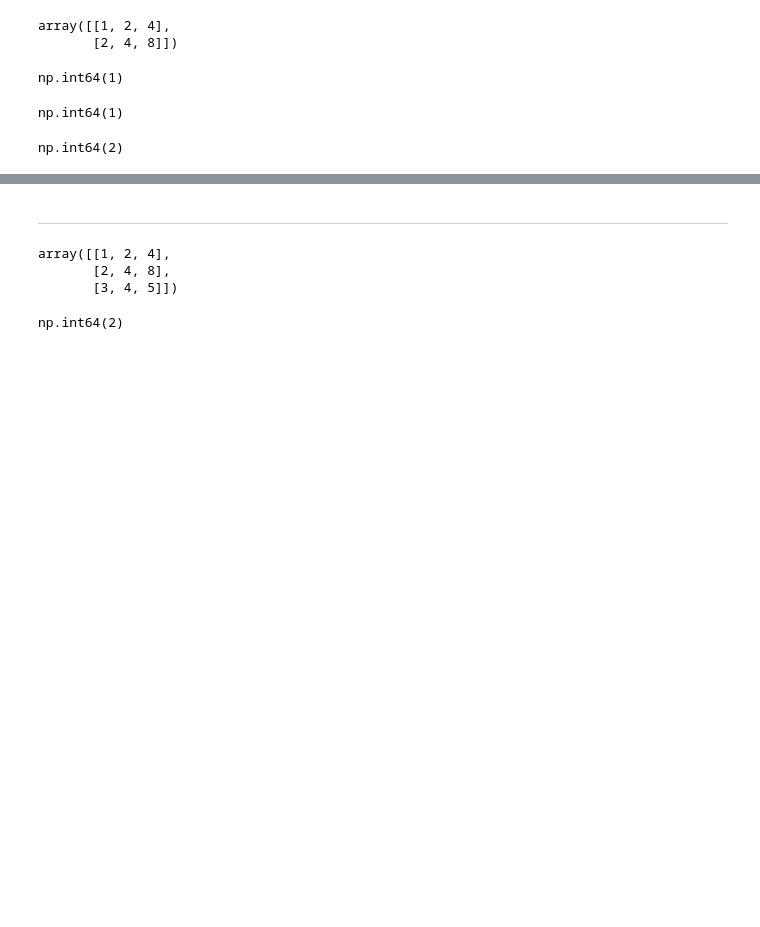
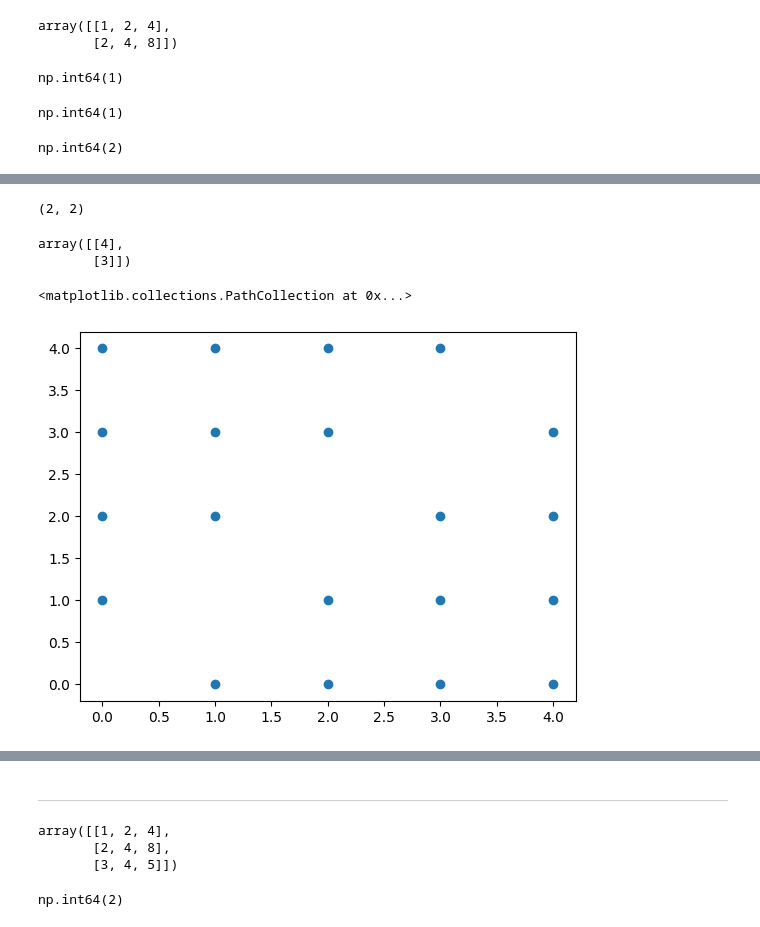
Before and after one commit to MinhyeongKim0412/Study_Python, a Jupyter notebook: numpy/2장/numpy_chapter_2_2_2_1.ipynb, the cells around one changed output, grey strips where cells are left out. Drawn from its saved outputs; the diff is of its cells as text; code cells hidden in the pictures; blank space fills up the shorter version.

Commit message:
use scatter, import matplotlib

```diff
--- a/numpy/2장/numpy_chapter_2_2_2_1.ipynb
+++ b/numpy/2장/numpy_chapter_2_2_2_1.ipynb
@@ -43,0 +106,2 @@ np.int64(2)
+# %%
+x = np.array(x)
@@ -43,0 +116,31 @@ np.int64(2)
+# %%
+r1.shape
+# %% [output]
+(2, 2)
+# %%
+out_r1 = np.zeros_like(np.array(x))
+out_r1.shape
+
+for i in range(out_r1.shape[0]):
+    for j in range(out_r1.shape[1]):
+        out_r1 = r1 @ x[i].reshape(2,1)
+# %%
+out_r1
+# %% [output]
+array([[4],
+       [3]])
+# %%
+out_r1 = []
+for i in range(20):
+    out_r1.append(r1@x[i].reshape(2,1))
+out_r2 = []
+for i in range(20):
+    out_r2.append(r2@x[i].reshape(2,1))
+# %%
+out_r1 = np.r_[out_r1].reshape(20,2)
+out_r2 = np.r_[out_r2].reshape(20,2)
+# %%
+plt.scatter(out_r1[:,0],out_r1[:,1])
+# %% [output]
+<matplotlib.collections.PathCollection at 0x...>
+[figure, added]
```
Also changed, not shown: parts of 14 cells of this notebook.
